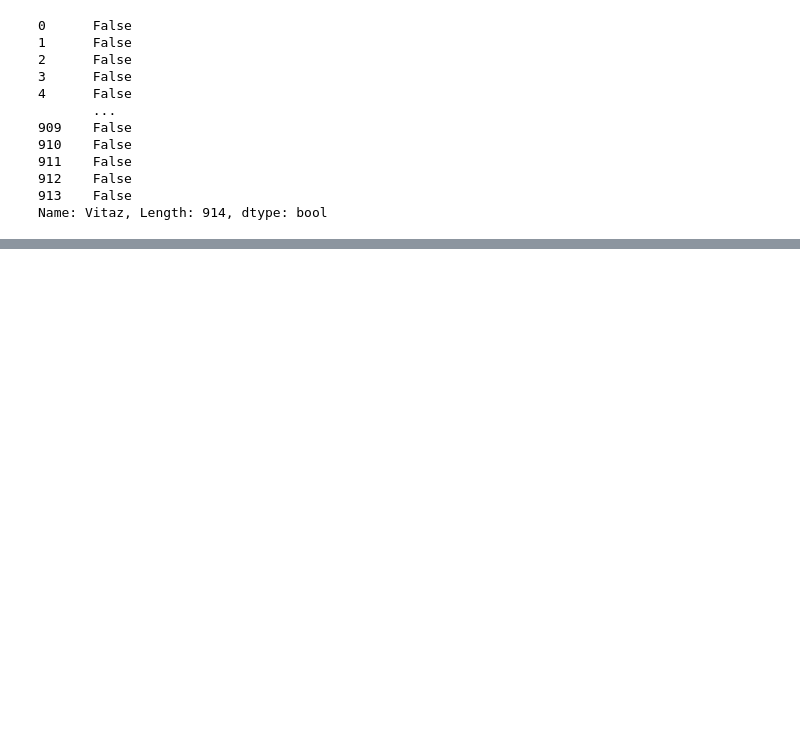
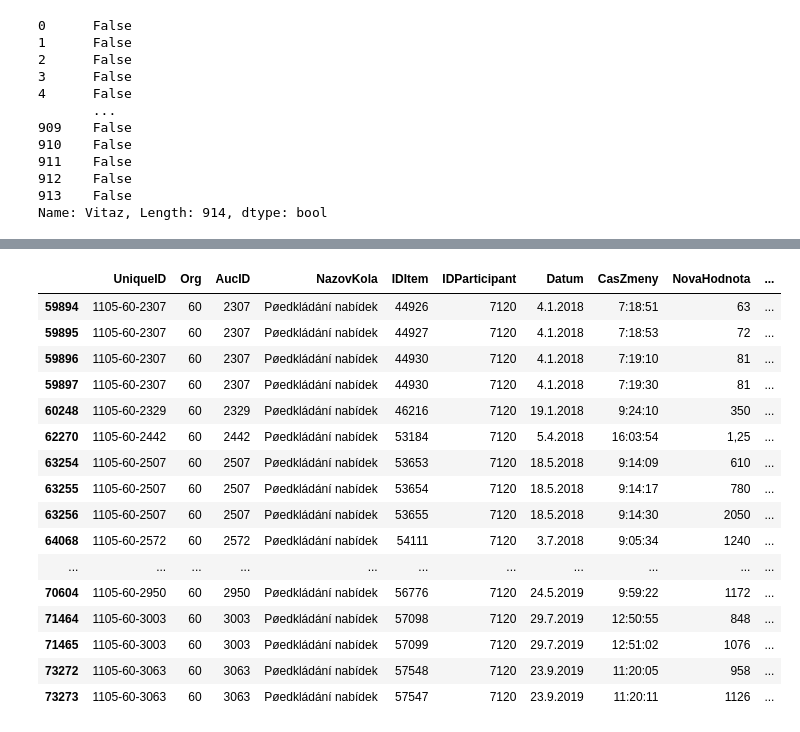
Before and after one commit to Sebion/ElektronickeObchodovanie, a Jupyter notebook: noveupravystaresapokazili.ipynb, the cells around one changed output, grey strips where cells are left out. Cells and saved outputs as stored; diff of their text form; code cells hidden in the pictures; blank space fills up the shorter version.

```diff
--- a/noveupravystaresapokazili.ipynb
+++ b/noveupravystaresapokazili.ipynb
@@ -96,3 +96,10 @@ print(mask)
 912    False
 913    False
 Name: Vitaz, Length: 914, dtype: bool
+# %%
+import pandas as pd
+
+# Read the CSV file
+data = pd.read_csv('data_auctionHIsim2024/T4_bidyHI simul2_2024.csv', sep=';', encoding='ISO-8859-1')
+# Display the DataFrame
+print(data)
@@ -98,0 +140,25 @@ Name: Vitaz, Length: 914, dtype: bool
+# %%
+# Select only rows where 'IDParticipant' equals 7120
+selected_rows = data[data['IDParticipant'] == '7120']
+
+# Display the selected rows
+
+selected_rows
+# %% [output]
+|  | UniqueID | Org | AucID | NazovKola | IDItem | IDParticipant | Datum | CasZmeny | NovaHodnota | ... |
+| 59894 | 1105-60-2307 | 60 | 2307 | Pøedkládání nabídek | 44926 | 7120 | 4.1.2018 | 7:18:51 | 63 | ... |
+| 59895 | 1105-60-2307 | 60 | 2307 | Pøedkládání nabídek | 44927 | 7120 | 4.1.2018 | 7:18:53 | 72 | ... |
+| 59896 | 1105-60-2307 | 60 | 2307 | Pøedkládání nabídek | 44930 | 7120 | 4.1.2018 | 7:19:10 | 81 | ... |
+| 59897 | 1105-60-2307 | 60 | 2307 | Pøedkládání nabídek | 44930 | 7120 | 4.1.2018 | 7:19:30 | 81 | ... |
+| 60248 | 1105-60-2329 | 60 | 2329 | Pøedkládání nabídek | 46216 | 7120 | 19.1.2018 | 9:24:10 | 350 | ... |
+| 62270 | 1105-60-2442 | 60 | 2442 | Pøedkládání nabídek | 53184 | 7120 | 5.4.2018 | 16:03:54 | 1,25 | ... |
+| 63254 | 1105-60-2507 | 60 | 2507 | Pøedkládání nabídek | 53653 | 7120 | 18.5.2018 | 9:14:09 | 610 | ... |
+| 63255 | 1105-60-2507 | 60 | 2507 | Pøedkládání nabídek | 53654 | 7120 | 18.5.2018 | 9:14:17 | 780 | ... |
+| 63256 | 1105-60-2507 | 60 | 2507 | Pøedkládání nabídek | 53655 | 7120 | 18.5.2018 | 9:14:30 | 2050 | ... |
+| 64068 | 1105-60-2572 | 60 | 2572 | Pøedkládání nabídek | 54111 | 7120 | 3.7.2018 | 9:05:34 | 1240 | ... |
+| ... | ... | ... | ... | ... | ... | ... | ... | ... | ... | ... |
+| 70604 | 1105-60-2950 | 60 | 2950 | Pøedkládání nabídek | 56776 | 7120 | 24.5.2019 | 9:59:22 | 1172 | ... |
+| 71464 | 1105-60-3003 | 60 | 3003 | Pøedkládání nabídek | 57098 | 7120 | 29.7.2019 | 12:50:55 | 848 | ... |
+| 71465 | 1105-60-3003 | 60 | 3003 | Pøedkládání nabídek | 57099 | 7120 | 29.7.2019 | 12:51:02 | 1076 | ... |
+| 73272 | 1105-60-3063 | 60 | 3063 | Pøedkládání nabídek | 57548 | 7120 | 23.9.2019 | 11:20:05 | 958 | ... |
+| 73273 | 1105-60-3063 | 60 | 3063 | Pøedkládání nabídek | 57547 | 7120 | 23.9.2019 | 11:20:11 | 1126 | ... |
```
Also changed, not shown: parts of 16 cells of this notebook, 3 other files.
